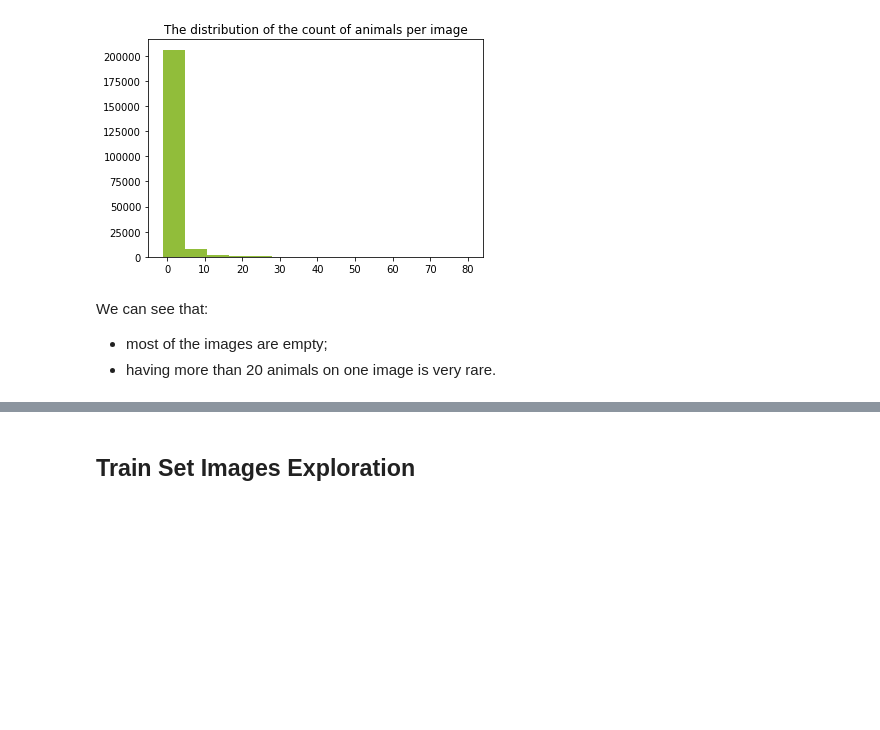
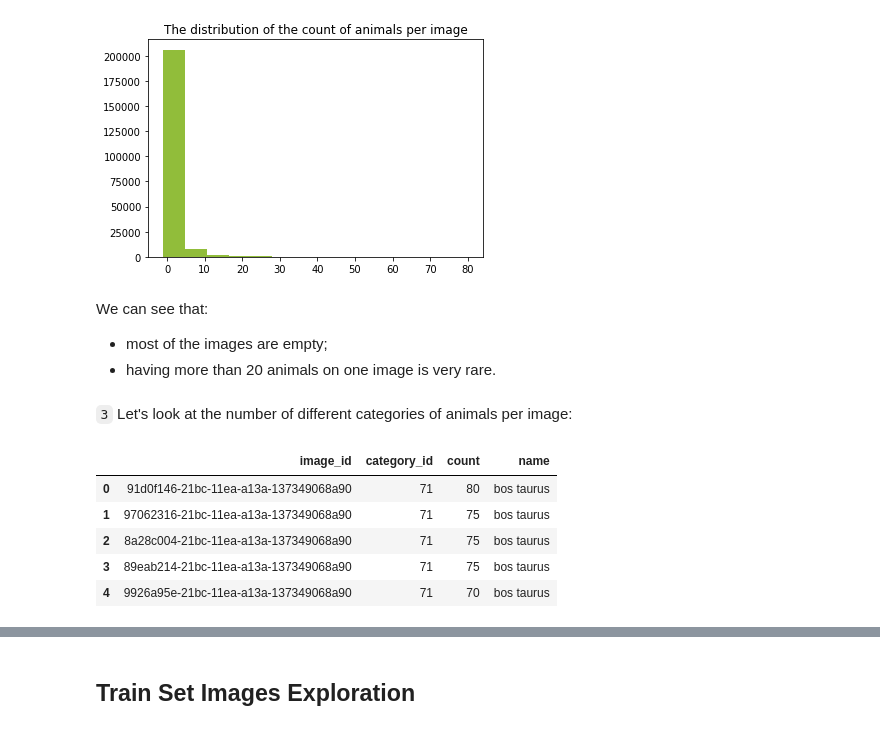
Before and after one commit to Lexie88rus/iWildCam, a Jupyter notebook: iwildcam-eda.ipynb, the cells around one changed output, grey strips where cells are left out. Cells and saved outputs as stored; diff of their text form; code cells hidden in the pictures; blank space fills up the shorter version.

```diff
--- a/iwildcam-eda.ipynb
+++ b/iwildcam-eda.ipynb
@@ -147,3 +147,21 @@ plt.show()
 We can see that:
 * most of the images are empty;
 * having more than 20 animals on one image is very rare.
+# %% [markdown]
+`3` Let's look at the number of different categories of animals per image:
+# %%
+# get the number of counts per image
+# sort values in descending order
+category_counts_per_image = train_annotations.groupby(by=['image_id', 'category_id']).sum().reset_index()[['image_id', 'category_id', 'count']]\
+.sort_values(by=['count'], ascending=False)
+# merge with category names
+category_counts_per_image = category_counts_per_image.merge(train_categories[['id', 'name']].rename(columns={'id':'category_id'}), on=['category_id'])
+# output top-5
+category_counts_per_image.head(5)
+# %% [output]
+|  | image_id | category_id | count | name |
+| 0 | 91d0f146-21bc-11ea-a13a-137349068a90 | 71 | 80 | bos taurus |
+| 1 | 97062316-21bc-11ea-a13a-137349068a90 | 71 | 75 | bos taurus |
+| 2 | 8a28c004-21bc-11ea-a13a-137349068a90 | 71 | 75 | bos taurus |
+| 3 | 89eab214-21bc-11ea-a13a-137349068a90 | 71 | 75 | bos taurus |
+| 4 | 9926a95e-21bc-11ea-a13a-137349068a90 | 71 | 70 | bos taurus |
```
Also changed, not shown: parts of 9 cells of this notebook.
